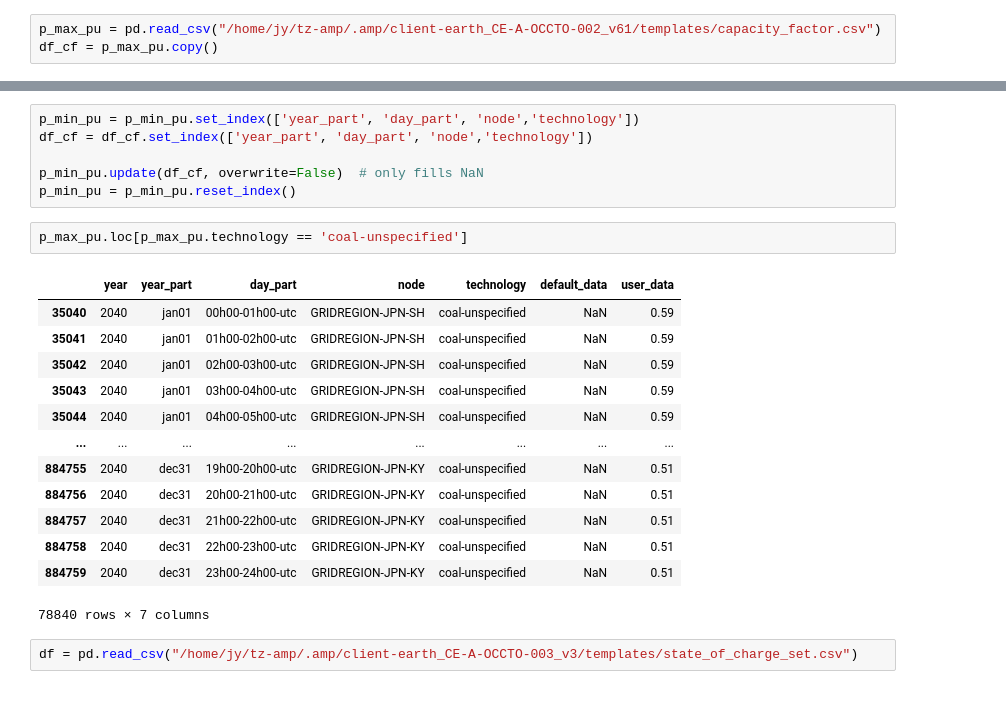
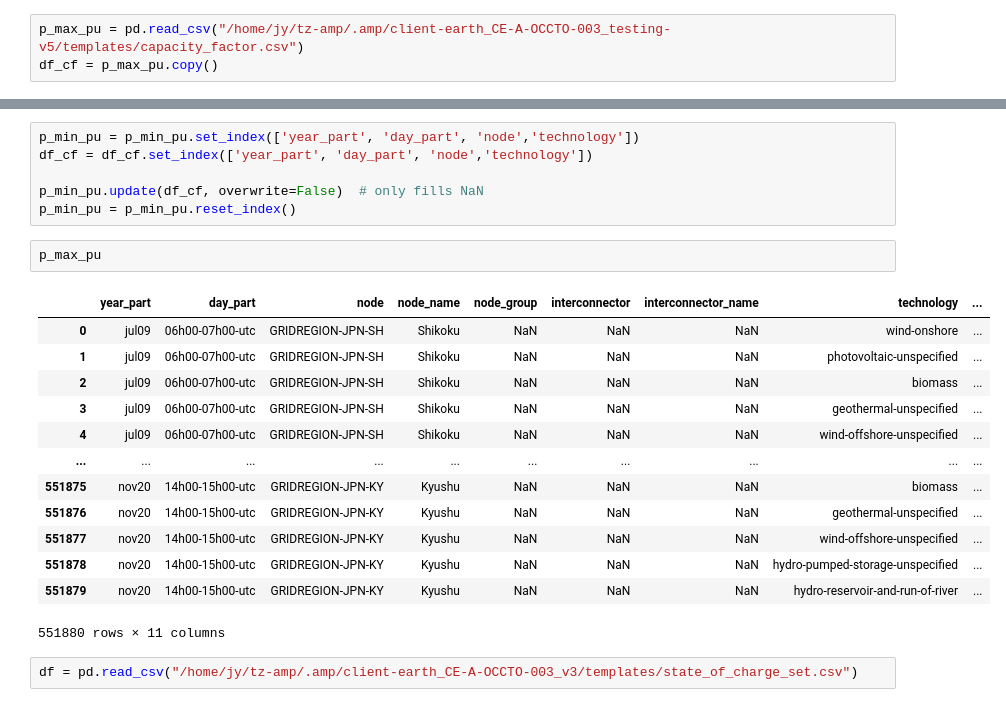
Before and after one commit to transition-zero/tza-pypsa, a Jupyter notebook: testing.ipynb, the cells around one changed output, grey strips where cells are left out. Drawn from its saved outputs; the diff is of its cells as text.

```diff
--- a/testing.ipynb
+++ b/testing.ipynb
@@ -6,3 +6,3 @@ p_min_pu = pd.read_csv("/home/jy/tz-amp/.amp/client-earth_CE-A-OCCTO-002_v61/tem
 # %%
-p_max_pu = pd.read_csv("/home/jy/tz-amp/.amp/client-earth_CE-A-OCCTO-002_v61/templates/capacity_factor.csv")
+p_max_pu = pd.read_csv("/home/jy/tz-amp/.amp/client-earth_CE-A-OCCTO-003_testing-v5/templates/capacity_factor.csv")
 df_cf = p_max_pu.copy()
@@ -45,21 +41,21 @@ df_cf = df_cf.set_index(['year_part', 'day_part', 'node','technology'])
 p_min_pu.update(df_cf, overwrite=False)  # only fills NaN
 p_min_pu = p_min_pu.reset_index()
 # %%
-p_max_pu.loc[p_max_pu.technology == 'coal-unspecified']
+p_max_pu
 # %% [output]
-|  | year | year_part | day_part | node | technology | default_data | user_data |
-| 35040 | 2040 | jan01 | 00h00-01h00-utc | GRIDREGION-JPN-SH | coal-unspecified | NaN | 0.59 |
-| 35041 | 2040 | jan01 | 01h00-02h00-utc | GRIDREGION-JPN-SH | coal-unspecified | NaN | 0.59 |
-| 35042 | 2040 | jan01 | 02h00-03h00-utc | GRIDREGION-JPN-SH | coal-unspecified | NaN | 0.59 |
-| 35043 | 2040 | jan01 | 03h00-04h00-utc | GRIDREGION-JPN-SH | coal-unspecified | NaN | 0.59 |
-| 35044 | 2040 | jan01 | 04h00-05h00-utc | GRIDREGION-JPN-SH | coal-unspecified | NaN | 0.59 |
-| ... | ... | ... | ... | ... | ... | ... | ... |
-| 884755 | 2040 | dec31 | 19h00-20h00-utc | GRIDREGION-JPN-KY | coal-unspecified | NaN | 0.51 |
-| 884756 | 2040 | dec31 | 20h00-21h00-utc | GRIDREGION-JPN-KY | coal-unspecified | NaN | 0.51 |
-| 884757 | 2040 | dec31 | 21h00-22h00-utc | GRIDREGION-JPN-KY | coal-unspecified | NaN | 0.51 |
-| 884758 | 2040 | dec31 | 22h00-23h00-utc | GRIDREGION-JPN-KY | coal-unspecified | NaN | 0.51 |
-| 884759 | 2040 | dec31 | 23h00-24h00-utc | GRIDREGION-JPN-KY | coal-unspecified | NaN | 0.51 |
+|  | year_part | day_part | node | node_name | node_group | interconnector | interconnector_name | technology | ... |
+| 0 | jul09 | 06h00-07h00-utc | GRIDREGION-JPN-SH | Shikoku | NaN | NaN | NaN | wind-onshore | ... |
+| 1 | jul09 | 06h00-07h00-utc | GRIDREGION-JPN-SH | Shikoku | NaN | NaN | NaN | photovoltaic-unspecified | ... |
+| 2 | jul09 | 06h00-07h00-utc | GRIDREGION-JPN-SH | Shikoku | NaN | NaN | NaN | biomass | ... |
+| 3 | jul09 | 06h00-07h00-utc | GRIDREGION-JPN-SH | Shikoku | NaN | NaN | NaN | geothermal-unspecified | ... |
+| 4 | jul09 | 06h00-07h00-utc | GRIDREGION-JPN-SH | Shikoku | NaN | NaN | NaN | wind-offshore-unspecified | ... |
+| ... | ... | ... | ... | ... | ... | ... | ... | ... | ... |
+| 551875 | nov20 | 14h00-15h00-utc | GRIDREGION-JPN-KY | Kyushu | NaN | NaN | NaN | biomass | ... |
+| 551876 | nov20 | 14h00-15h00-utc | GRIDREGION-JPN-KY | Kyushu | NaN | NaN | NaN | geothermal-unspecified | ... |
+| 551877 | nov20 | 14h00-15h00-utc | GRIDREGION-JPN-KY | Kyushu | NaN | NaN | NaN | wind-offshore-unspecified | ... |
+| 551878 | nov20 | 14h00-15h00-utc | GRIDREGION-JPN-KY | Kyushu | NaN | NaN | NaN | hydro-pumped-storage-unspecified | ... |
+| 551879 | nov20 | 14h00-15h00-utc | GRIDREGION-JPN-KY | Kyushu | NaN | NaN | NaN | hydro-reservoir-and-run-of-river | ... |
-78840 rows × 7 columns
+551880 rows × 11 columns
 # %%
 df = pd.read_csv("/home/jy/tz-amp/.amp/client-earth_CE-A-OCCTO-003_v3/templates/state_of_charge_set.csv")
 # %%
```
Also changed, not shown: parts of 5 cells of this notebook, 1 other file.
